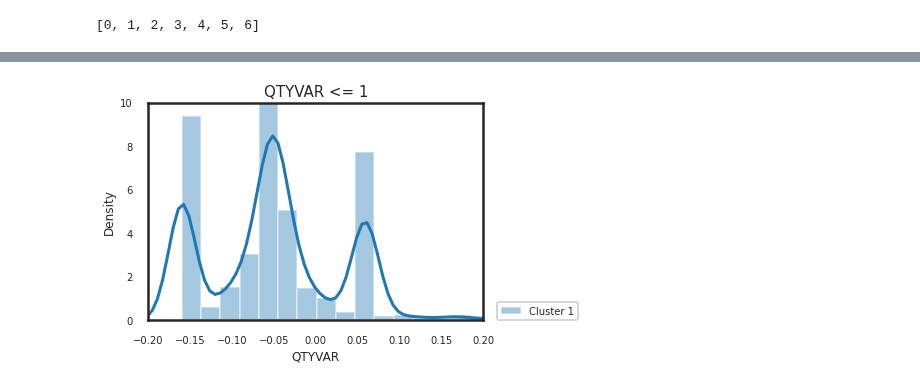
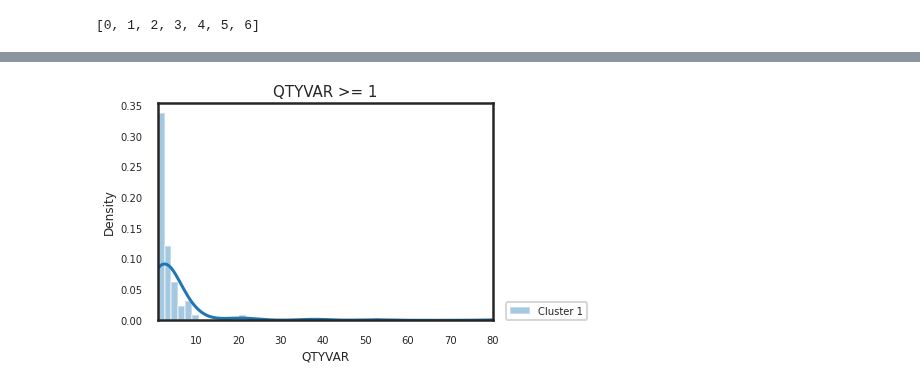
Before and after one commit to rjnakano/manejo-inventarios-pdg, a Jupyter notebook: Notebooks/QTYVAR051521.ipynb, the cells around one changed output, grey strips where cells are left out. Saved outputs shown, nothing was run; the diff lists cells and outputs as text; code cells hidden in the pictures.

Commit message:
Cluster 1 en tres partes (negativas, positivas pequenas, y positivas extremas)

```diff
--- a/Notebooks/QTYVAR051521.ipynb
+++ b/Notebooks/QTYVAR051521.ipynb
@@ -96,12 +119,11 @@ data1['Cluster'] = kprototype.labels_
 # %%
-plot = sns.distplot(data1.loc[(data1['Cluster']==1) & (data1['QTYVAR'] <= 1),'QTYVAR'], label= 'Cluster {}'.format(1));
-plot.axes.set_title("QTYVAR <= 1",fontsize=15)
+plot = sns.distplot(data1.loc[(data1['Cluster']==1) & (data1['QTYVAR'] >= 1),'QTYVAR'], label= 'Cluster {}'.format(1));
+plot.axes.set_title("QTYVAR >= 1",fontsize=15)
 plot.set_xlabel("QTYVAR",fontsize=12)
 plot.set_ylabel("Density",fontsize=12)
 plot.tick_params(labelsize=10)
 plot.legend(loc=(1.04,0), fontsize=10)
-plot.set(xlim=(-0.2, 0.2))
-plot.set(ylim=(0, 10))
+plot.set(xlim=(1, 80))
 plt.show()
 # %% [output]
-[figure, old version]
+[figure, new version]
```
Also changed, not shown: parts of 5 cells of this notebook.
